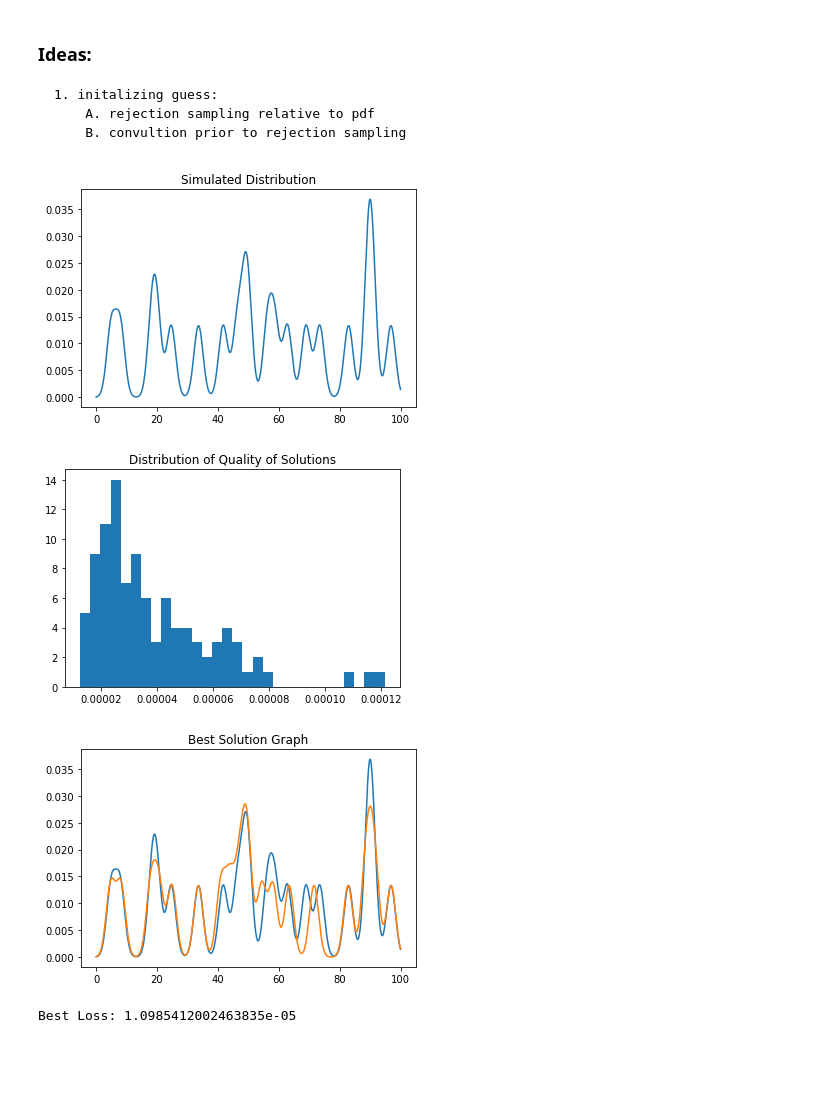
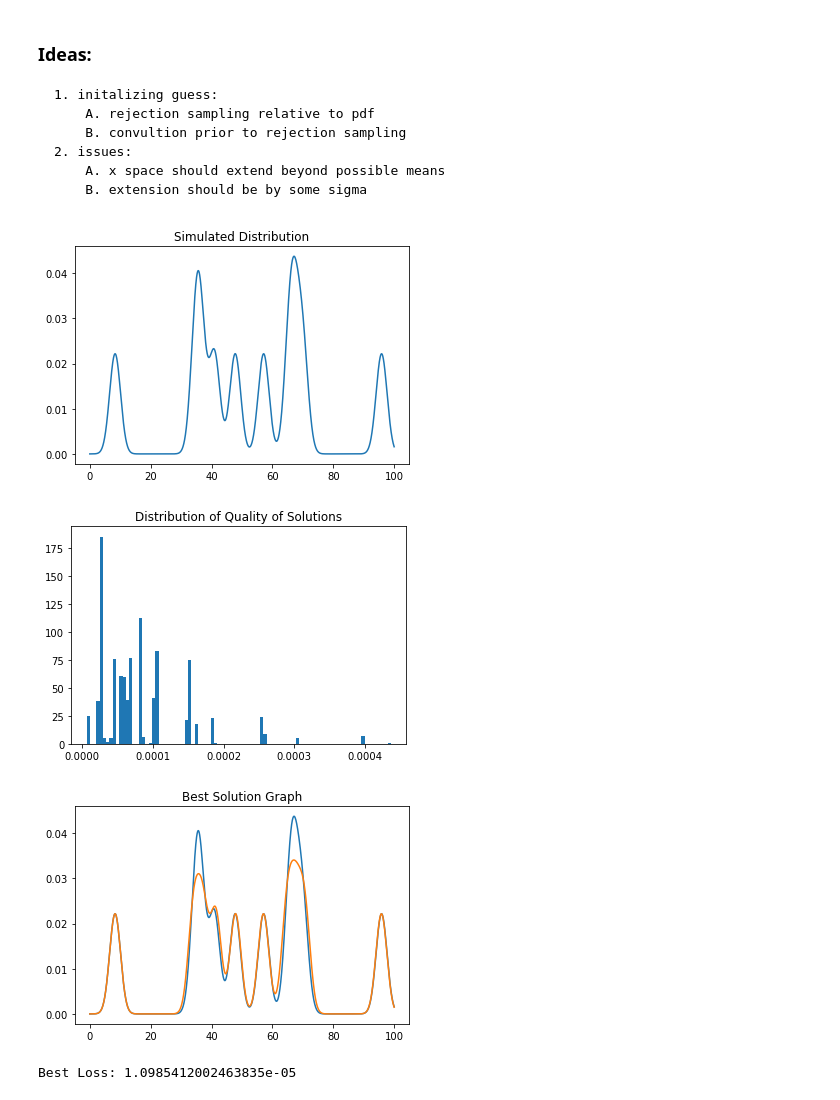
Before and after one commit to jvahedi/signal-dist-extract, a Jupyter notebook: EM_algorithm.ipynb, the cells around one changed output. Saved outputs shown, nothing was run; the diff lists cells and outputs as text; code cells hidden in the pictures; blank space fills up the shorter version.

```diff
--- a/EM_algorithm.ipynb
+++ b/EM_algorithm.ipynb
@@ -8,6 +8,9 @@ warnings.filterwarnings("ignore")
     1. initalizing guess:
         A. rejection sampling relative to pdf
         B. convultion prior to rejection sampling
+    2. issues:
+        A. x space should extend beyond possible means
+        B. extension should be by some sigma
 # %%
 #Special Ditribution Function
 #'v' : array float: mu center of normal
@@ -134,7 +137,7 @@ def list_EM(x,p,k,ite,num):
     return M, L
 # %%
 #number of normals
-k = 20
+k = 10
 #lower bound for possible centers
 L = 0
 #simulating true centers
@@ -143,7 +146,7 @@ grades = L + np.random.rand(k)*(100-L)
 #number of points to simulate distribution
 n = 10000
 #variance of simulated normals
-s = 1.5
+s = 1.8
 #discrete positions
 x = np.linspace(0,100,n)
 #pdf values at positions
@@ -154,9 +157,9 @@ plt.plot(x,p)
 plt.show()
 
 #number of sub steps
-I = 15
+I = 20
 #number of solutions
-N = 100
+N = 1000
 #Pull a list of soultions and losses
 M, L = list_EM(x,p,k,I,N)
 
@@ -168,34 +171,34 @@ plt.show()
 ind = np.argmin(L)
 
 m = M[ind]
 P = pdf(x,m,s)
 
 plt.title('Best Solution Graph')
 plt.plot(x,p)
 plt.plot(x,P)
 #plt.scatter(grades, np.zeros(k))
 #plt.scatter(m, np.zeros(k), color = 'r')
 plt.show()
 print('Best Loss:',l)
 
 
 # #Simulation of solutions
 # for q in range(10):
 #     g = np.random.rand(k)*100
 #     #print(np.sort(EM_graph(x,p,g,200)))
 #     #print(np.sort(grades))
 #     m = EM(x,p,g,800)
 #     P = pdf(x,m,s)
 #     plt.plot(x,p)
 #     plt.plot(x,P)
 #     plt.scatter(grades, np.zeros(k))
 #     plt.scatter(g, np.zeros(k))
 #     plt.scatter(m, np.zeros(k), color = 'r')
 #     plt.show()
 #     print(np.mean((p-P)**2))
 # #print(np.sum(pdf(x,EM(x,p,g,200),s))*dx,np.sum(p)*dx)
 # %% [output]
-[figure, old version]
+[figure, new version]
-[figure, old version]
+[figure, new version]
-[figure, old version]
+[figure, new version]
 Best Loss: 1.0985412002463835e-05
```
Also changed, not shown: parts of 5 cells of this notebook.
